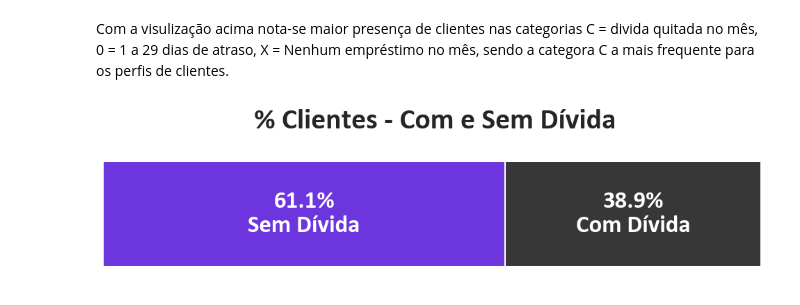
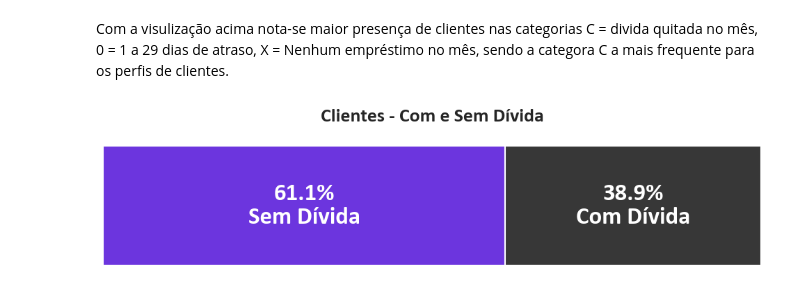
Before and after one commit to 1998-sys/Credit-Card-Approval, a Jupyter notebook: notebooks/credit_card_approval.ipynb, the cells around one changed output. Saved outputs shown, nothing was run; the diff lists cells and outputs as text; code cells hidden in the pictures.

```diff
--- a/notebooks/credit_card_approval.ipynb
+++ b/notebooks/credit_card_approval.ipynb
@@ -196,32 +213,28 @@ Com a visulização acima nota-se maior presença de clientes nas categorias C =
 # %%
 plt.rcParams['font.family'] = 'DejaVu Sans'
 df_credit_card['DIVIDA'] = df_credit_card['STATUS'].apply(lambda x: 'SEM DIVIDA' if x in ['C', 'X'] else 'COM DIVIDA')  # Coluna que classifica dívida
 
 percentuais = df_credit_card['DIVIDA'].value_counts(normalize=True)*100
 com_divida = percentuais.get('COM DIVIDA', 0)
 sem_divida = percentuais.get('SEM DIVIDA', 0)
 
 
 fig, ax = plt.subplots(figsize=(10, 3))
-
-# Blocos empilhados'#6c35de
 ax.barh(0, sem_divida, color='#6c35de')
 ax.barh(0, com_divida, left=sem_divida, color='#373737')
 
 ax.text(sem_divida/2, 0, f"{sem_divida:.1f}%\nSem Dívida",
         ha='center', va='center', fontsize=25, fontweight='bold', color='white', fontname='Calibri')
 ax.text(sem_divida + com_divida/2, 0, f"{com_divida:.1f}%\nCom Dívida",
         ha='center', va='center', fontsize=25, fontweight='bold', color='white', fontname='Calibri')
-
-
 ax.set_xlim(0, 100)
 ax.set_ylim(-0.5, 0.5)
 ax.axis('off')
 
-plt.title(" % Clientes - Com e Sem Dívida",
-          fontsize=30, fontweight="bold", pad=20, fontname='Calibri')
+plt.title("Clientes - Com e Sem Dívida",
+          fontsize=20, fontweight="bold", pad=10, fontname='Calibri')
 
 plt.tight_layout()
 plt.show()
 # %% [output]
-[figure, old version]
+[figure, new version]
```
Also changed, not shown: parts of 13 cells of this notebook, 2 other files.
